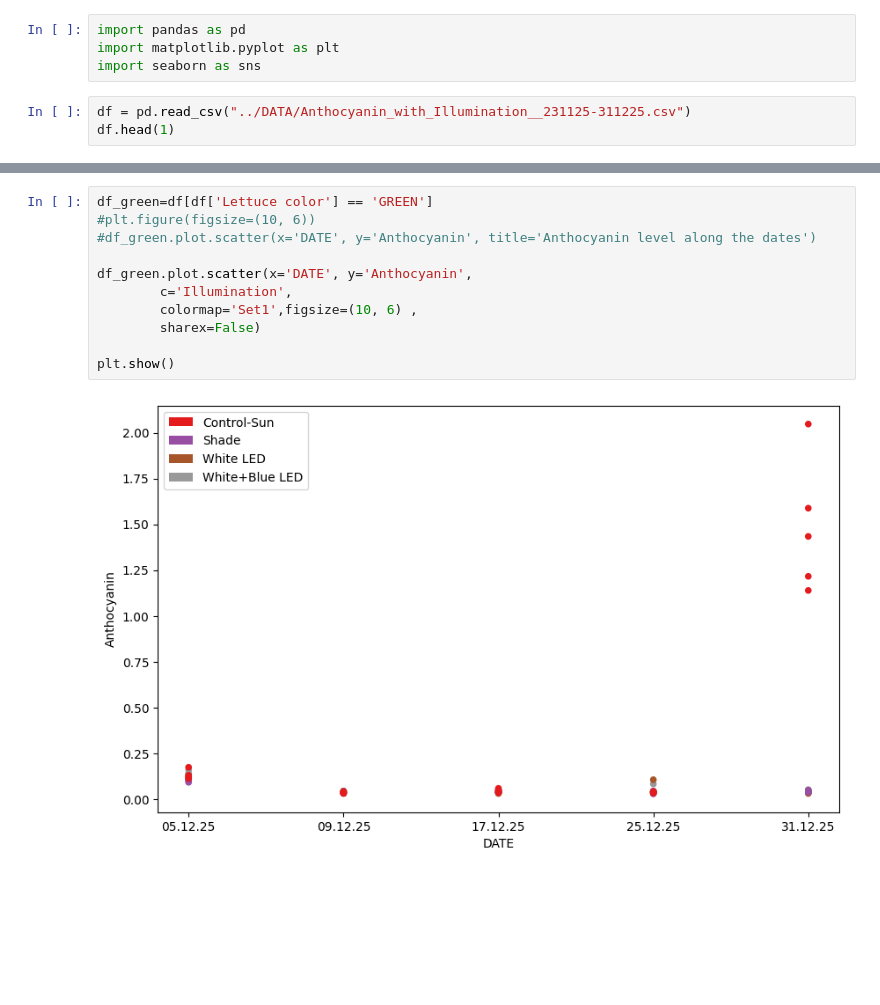
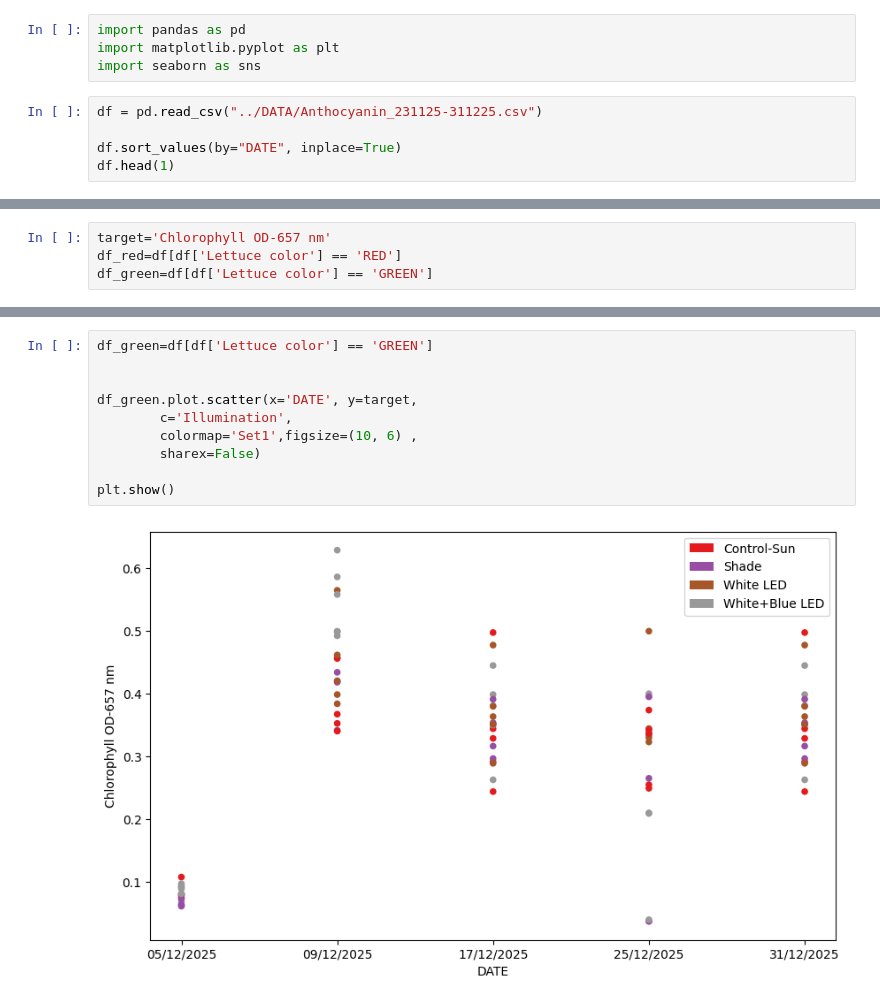
Before and after one commit to DavidBMvolcani/phenomobile, a Jupyter notebook: examples/Anthocyanin_RND1.ipynb, the cells around one changed output, grey strips where cells are left out. Cells and saved outputs as stored; diff of their text form; blank space fills up the shorter version.

```diff
--- a/examples/Anthocyanin_RND1.ipynb
+++ b/examples/Anthocyanin_RND1.ipynb
@@ -3,6 +3,8 @@ import pandas as pd
 import matplotlib.pyplot as plt
 import seaborn as sns
 # %%
-df = pd.read_csv("../DATA/Anthocyanin_with_Illumination__231125-311225.csv")
+df = pd.read_csv("../DATA/Anthocyanin_231125-311225.csv")
+
+df.sort_values(by="DATE", inplace=True)
 df.head(1)
 # %% [output]
@@ -14,3 +21,7 @@ df_green=df[df['Lettuce color'] == 'GREEN']
+# %%
+target='Chlorophyll OD-657 nm'
+df_red=df[df['Lettuce color'] == 'RED']
+df_green=df[df['Lettuce color'] == 'GREEN']
 # %%
 
 
@@ -154,13 +165,12 @@ print(detailed_stats)
 # %%
 df_green=df[df['Lettuce color'] == 'GREEN']
-#plt.figure(figsize=(10, 6))
-#df_green.plot.scatter(x='DATE', y='Anthocyanin', title='Anthocyanin level along the dates')
 
-df_green.plot.scatter(x='DATE', y='Anthocyanin',
+
+df_green.plot.scatter(x='DATE', y=target,
         c='Illumination',
         colormap='Set1',figsize=(10, 6) ,
         sharex=False)
 
 plt.show()
 # %% [output]
-[figure, old version]
+[figure, new version]
```
Also changed, not shown: parts of 8 cells of this notebook, 2 other files.
